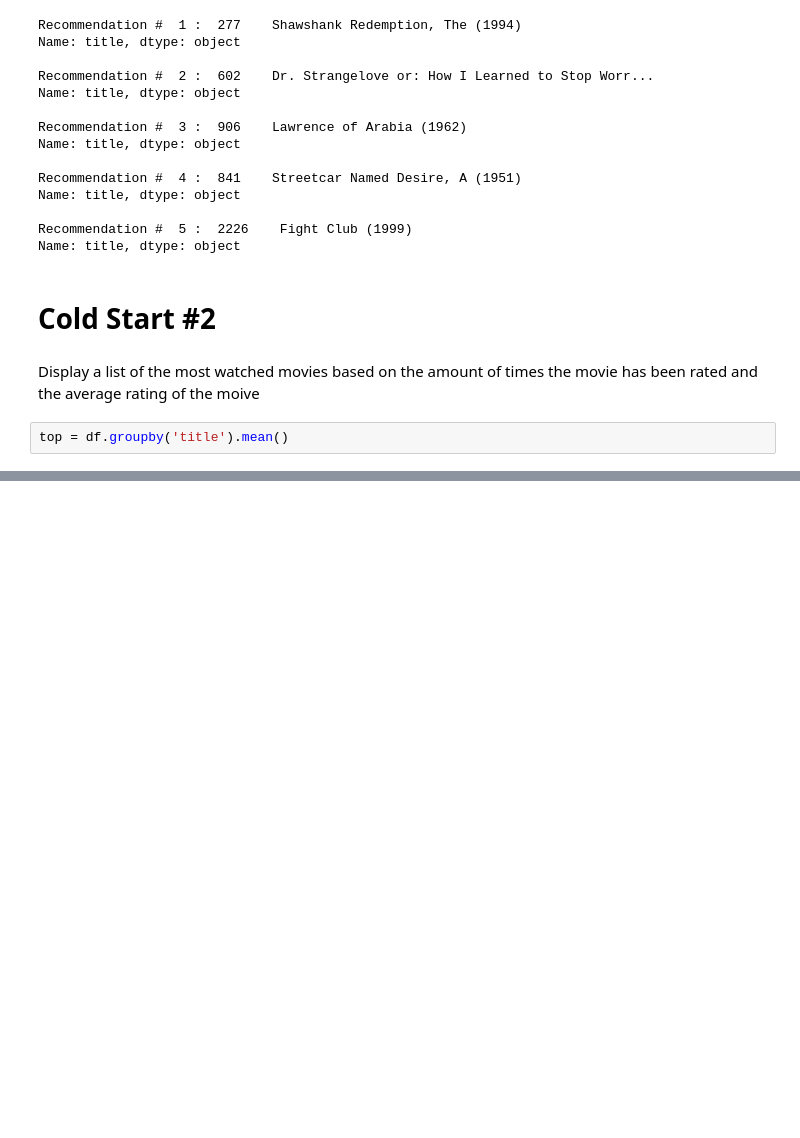
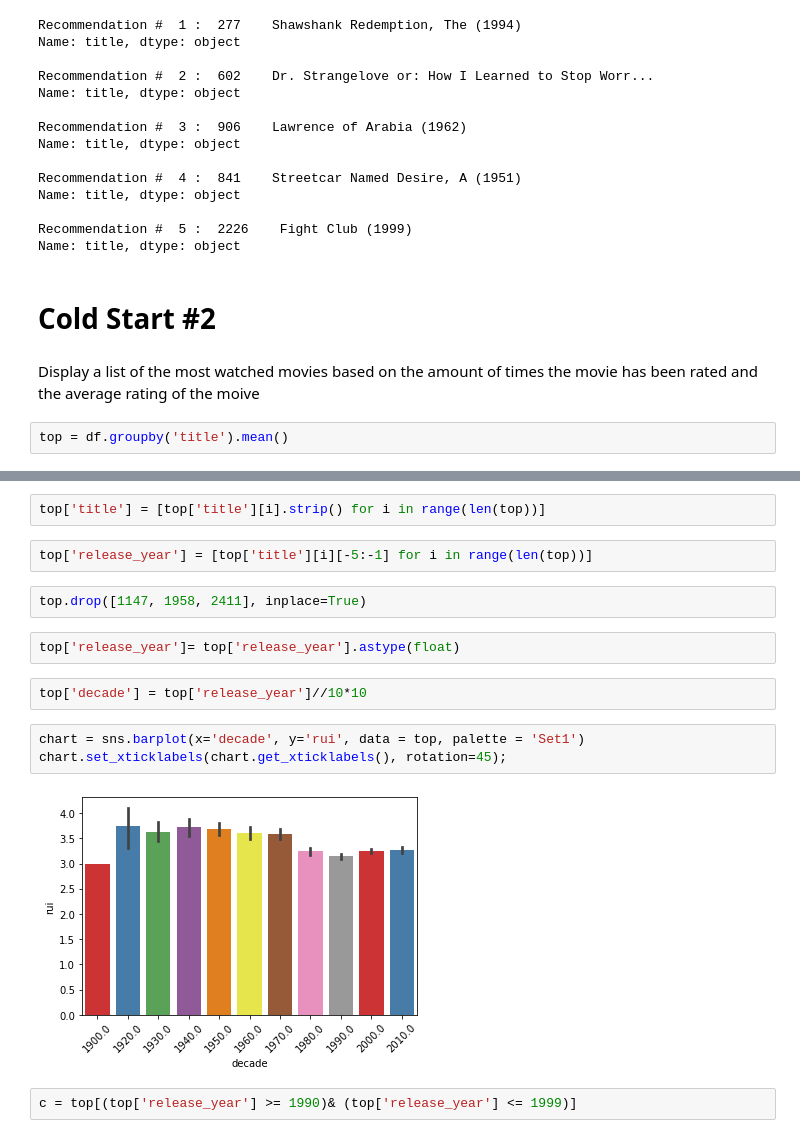
Before and after one commit to bt02/Movie-Recommendation-System, a Jupyter notebook: Recommendation-System.ipynb, the cells around one changed output, grey strips where cells are left out. Drawn from its saved outputs; the diff is of its cells as text; blank space fills up the shorter version.

```diff
--- a/Recommendation-System.ipynb
+++ b/Recommendation-System.ipynb
@@ -339,0 +344,17 @@ top.sort_values(by = ['Ui', 'rui'], ascending = False).head()
+# %%
+top['title'] = [top['title'][i].strip() for i in range(len(top))]
+# %%
+top['release_year'] = [top['title'][i][-5:-1] for i in range(len(top))]
+# %%
+top.drop([1147, 1958, 2411], inplace=True)
+# %%
+top['release_year']= top['release_year'].astype(float)
+# %%
+top['decade'] = top['release_year']//10*10
+# %%
+chart = sns.barplot(x='decade', y='rui', data = top, palette = 'Set1')
+chart.set_xticklabels(chart.get_xticklabels(), rotation=45);
+# %% [output]
+[figure, added]
+# %%
+c = top[(top['release_year'] >= 1990)& (top['release_year'] <= 1999)]
```
Also changed, not shown: parts of 18 cells of this notebook.
